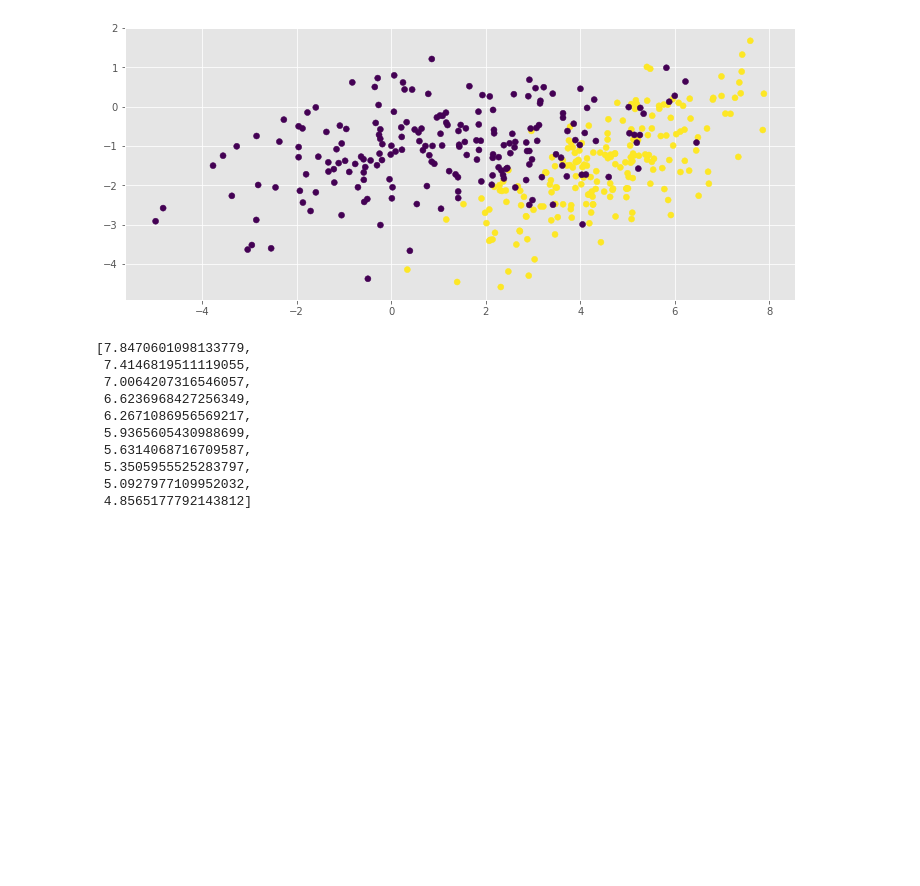
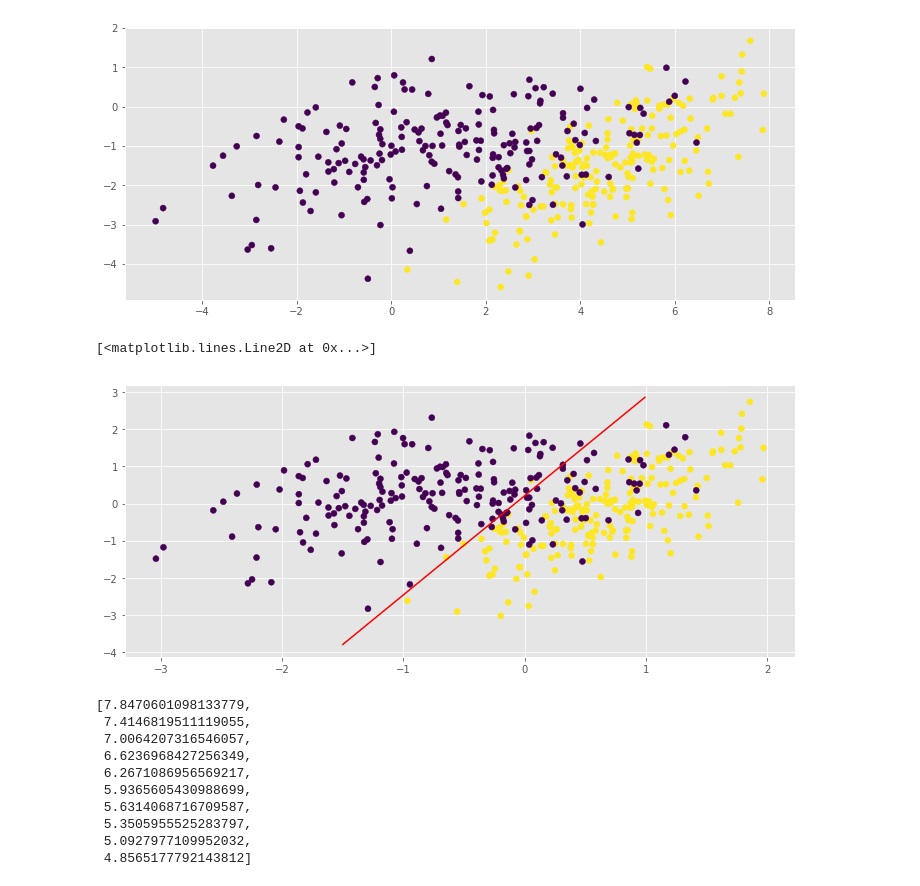
Before and after one commit to vengodelsur/technosphere, a Jupyter notebook: hw4-lin-model/kuznetsova_hw4-lin-models.ipynb, the cells around one changed output. Saved outputs shown, nothing was run; the diff lists cells and outputs as text; code cells hidden in the pictures; blank space fills up the shorter version.

Commit message:
plot

```diff
--- a/hw4-lin-model/kuznetsova_hw4-lin-models.ipynb
+++ b/hw4-lin-model/kuznetsova_hw4-lin-models.ipynb
@@ -92,22 +92,27 @@ class MySGDClassifier(BaseEstimator, ClassifierMixin):
         '''
         X = (X - np.mean(X, axis=0)) / np.std(X, axis=0)
         X = np.c_[np.ones(X.shape[0]), X]
-        weights = np.empty(shape=(X.shape[1],))
+        self.weights = np.empty(shape=(X.shape[1],))
         self.loss_list = []
         for epoch in range(self.max_epoch):
+
+            #shuffle
             batch_size = np.sqrt(X.shape[0]).astype(int)
             batch_starts = np.arange(0, X.shape[0] , batch_size)
+
             for index in batch_starts:
                 batch_loss_list = []
                 X_batch = X[index:index + batch_size]
                 y_batch = y[index:index + batch_size]
 
-                y_hat = self.sigmoid(X_batch.dot(weights))
+                y_hat = self.sigmoid(X_batch.dot(self.weights))
                 error = y_hat - y_batch
                 loss = np.sum(error ** 2)
                 gradient = X_batch.T.dot(error) / X_batch.shape[0]
-                weights = weights - self.alpha * gradient
+                #add regularization
+                self.weights = self.weights - self.alpha * gradient
                 batch_loss_list.append(loss)
+
             self.loss_list.append(np.mean(batch_loss_list))
 
     def partial_fit(self, X, y=None):
@@ -121,7 +126,10 @@ class MySGDClassifier(BaseEstimator, ClassifierMixin):
         '''
         Возвращение метки класса
         '''
+        X = (X - np.mean(X, axis=0)) / np.std(X, axis=0)
+        X = np.c_[np.ones(X.shape[0]), X]
 
+        return labels
         return y_hat
 
     def predict_proba(self, X):
@@ -152,8 +160,20 @@ plt.scatter(X[:,0], X[:,1], c=y)
 <matplotlib.collections.PathCollection at 0x...>
 [figure]
 # %%
-model = MySGDClassifier()
+model = MySGDClassifier(max_epoch=20)
 model.fit(X, y)
+# %%
+ox=np.arange(-1.5,1,.01)
+plt.scatter(X[:, 0], X[:, 1], marker="o", c=y)
+Y = (-model.weights[0] - (model.weights[1] * ox)) / model.weights[2]
+
+# plot the original data along with our line of best fit
+
+
+plt.plot(ox, Y, "r-")
+# %% [output]
+[<matplotlib.lines.Line2D at 0x...>]
+[figure, added]
 # %%
 model.loss_list
 # %% [output]
```
